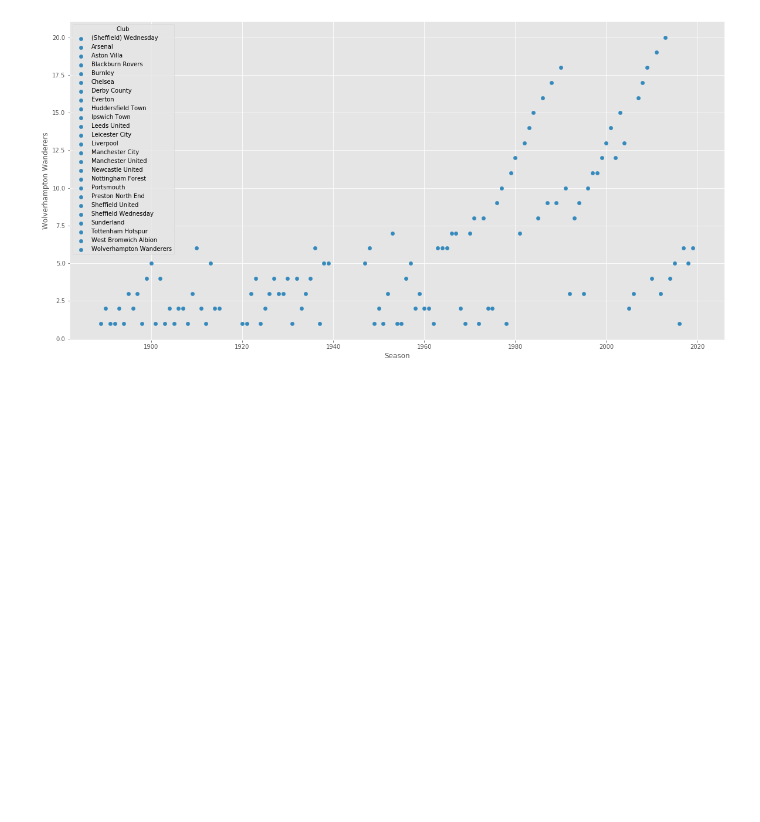
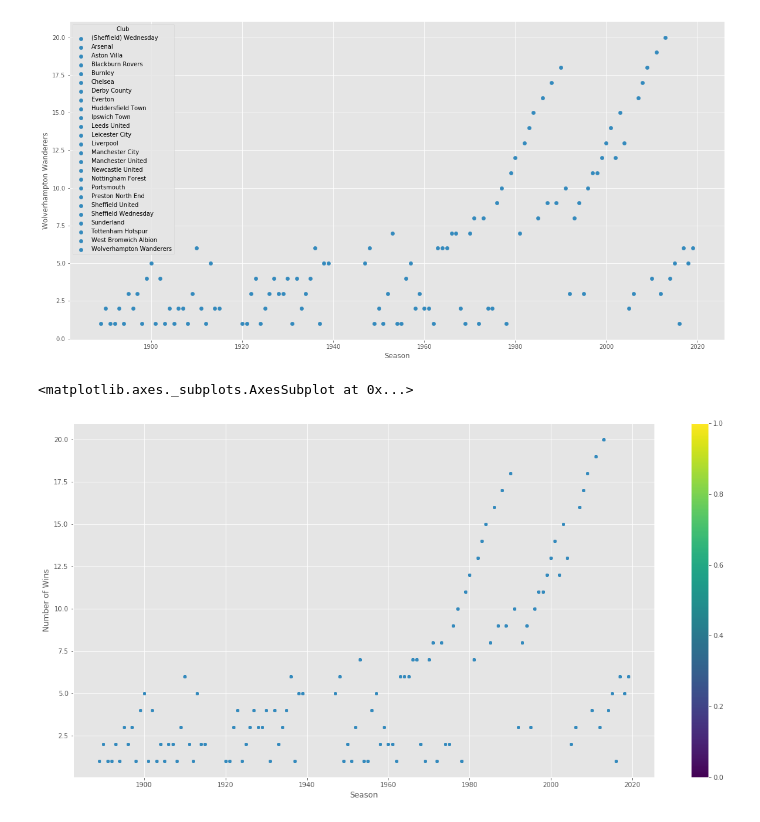
Before and after one commit to Kevhpark5/predicting-the-premier-league, a Jupyter notebook: data/Webscraping.ipynb, the cells around one changed output. Drawn from its saved outputs; the diff is of its cells as text; code cells hidden in the pictures; blank space fills up the shorter version.

```diff
--- a/data/Webscraping.ipynb
+++ b/data/Webscraping.ipynb
@@ -239,3 +216,9 @@ for i in df:
     df.reset_index().plot(ax=ax, kind='scatter', x='Season', y=i, s=40, label = i)
 # %% [output]
 [figure]
+# %%
+fig,ax = plt.subplots(figsize=[20,10])
+pl_champs.plot.scatter(ax = ax, x = 'Season', y = 'Number of Wins', cmap = 'prism')
+# %% [output]
+<matplotlib.axes._subplots.AxesSubplot at 0x...>
+[figure, added]
```
Also changed, not shown: parts of 15 cells of this notebook, 10 other files.
